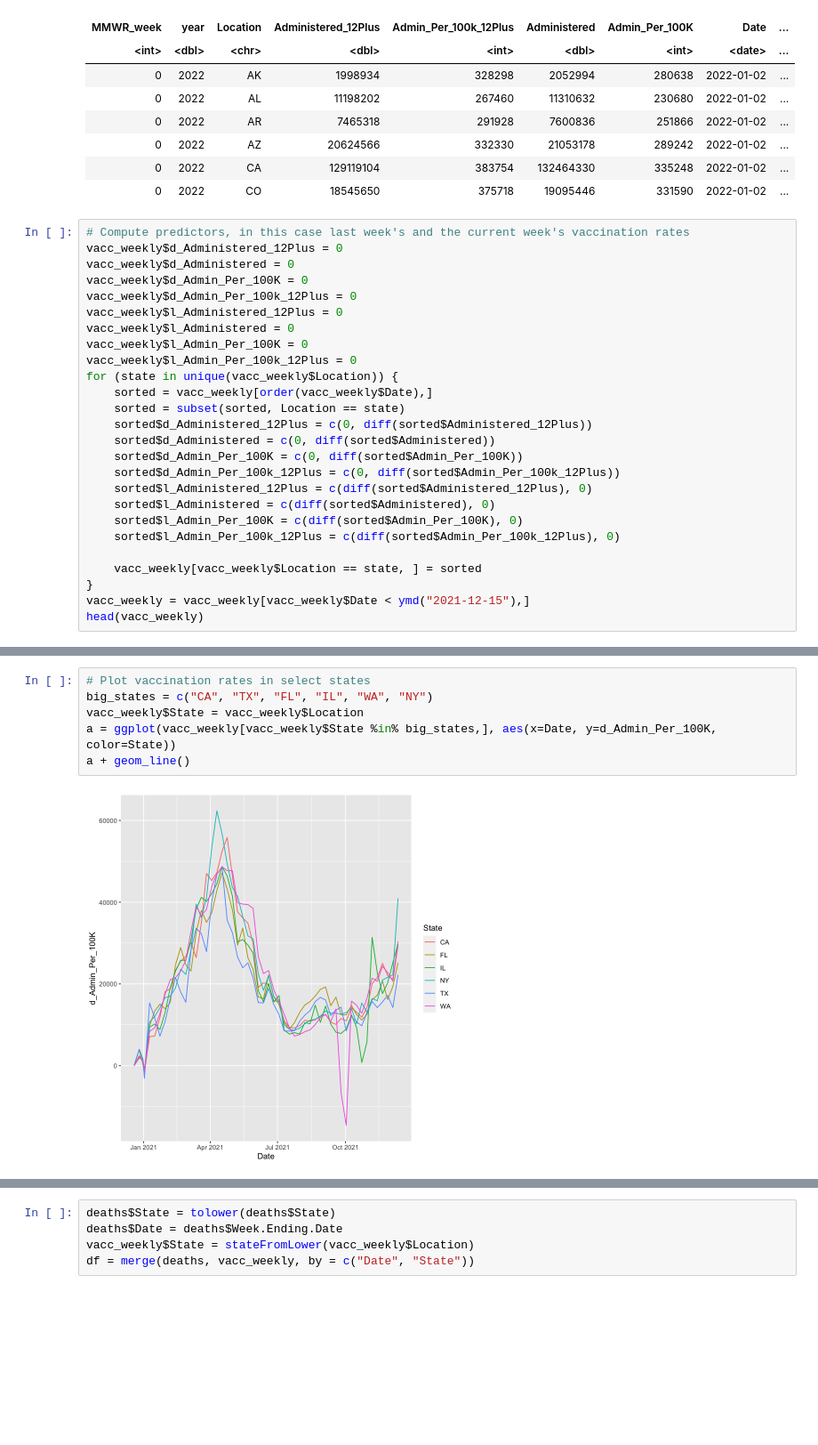
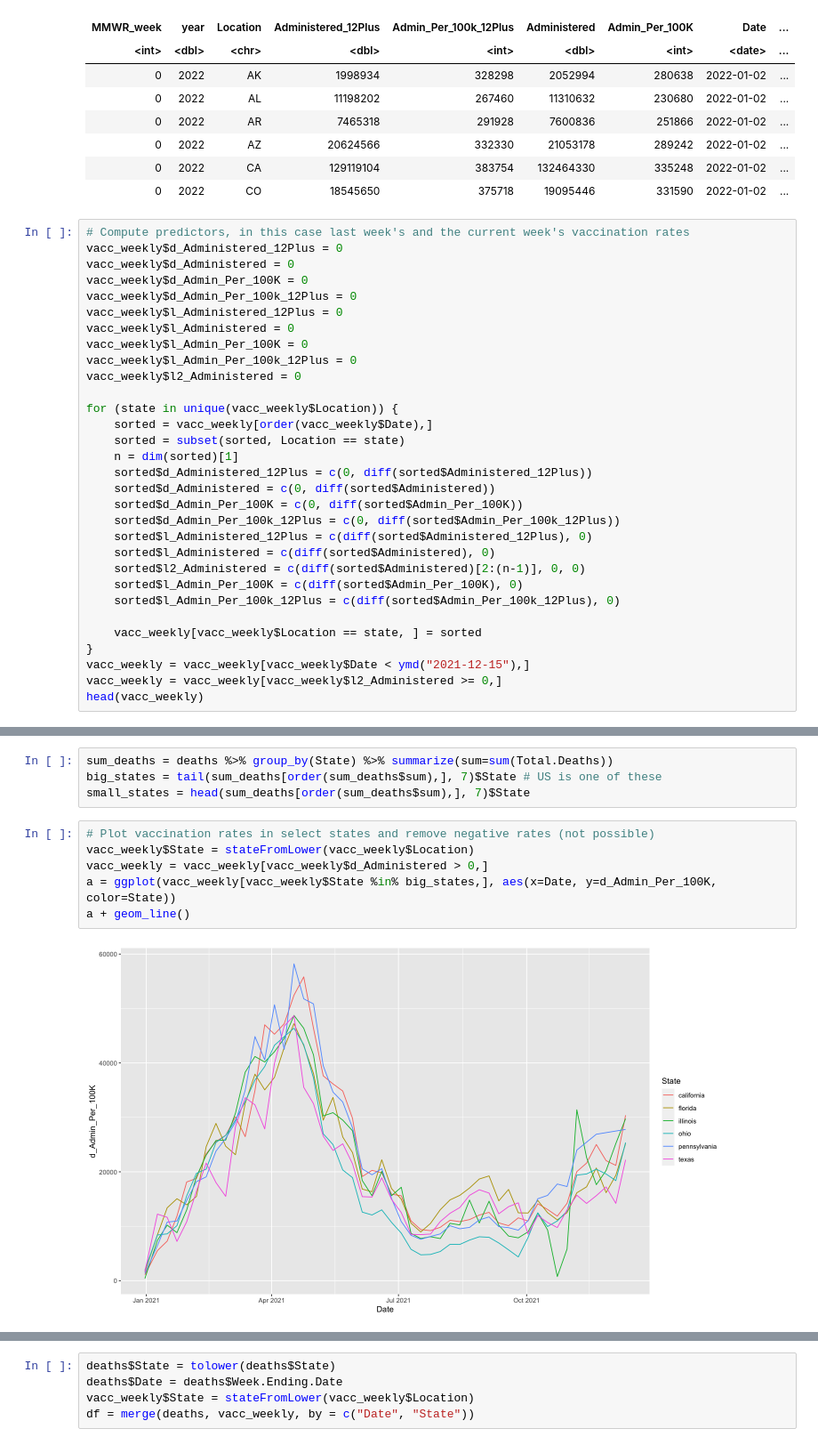
Before and after one commit to matzhaugen/mortality, a Jupyter notebook: notebooks/vacc_vs_deaths.ipynb, the cells around one changed output, grey strips where cells are left out. Shown at 89% size. Cells and saved outputs as stored; diff of their text form; blank space fills up the shorter version.

```diff
--- a/notebooks/vacc_vs_deaths.ipynb
+++ b/notebooks/vacc_vs_deaths.ipynb
@@ -112,20 +112,25 @@ vacc_weekly$l_Administered_12Plus = 0
 vacc_weekly$l_Administered = 0
 vacc_weekly$l_Admin_Per_100K = 0
 vacc_weekly$l_Admin_Per_100k_12Plus = 0
+vacc_weekly$l2_Administered = 0
+
 for (state in unique(vacc_weekly$Location)) {
     sorted = vacc_weekly[order(vacc_weekly$Date),]
     sorted = subset(sorted, Location == state)
+    n = dim(sorted)[1]
     sorted$d_Administered_12Plus = c(0, diff(sorted$Administered_12Plus))
     sorted$d_Administered = c(0, diff(sorted$Administered))
     sorted$d_Admin_Per_100K = c(0, diff(sorted$Admin_Per_100K))
     sorted$d_Admin_Per_100k_12Plus = c(0, diff(sorted$Admin_Per_100k_12Plus))
     sorted$l_Administered_12Plus = c(diff(sorted$Administered_12Plus), 0)
     sorted$l_Administered = c(diff(sorted$Administered), 0)
+    sorted$l2_Administered = c(diff(sorted$Administered)[2:(n-1)], 0, 0)
     sorted$l_Admin_Per_100K = c(diff(sorted$Admin_Per_100K), 0)
     sorted$l_Admin_Per_100k_12Plus = c(diff(sorted$Admin_Per_100k_12Plus), 0)
 
     vacc_weekly[vacc_weekly$Location == state, ] = sorted
 }
 vacc_weekly = vacc_weekly[vacc_weekly$Date < ymd("2021-12-15"),]
+vacc_weekly = vacc_weekly[vacc_weekly$l2_Administered >= 0,]
 head(vacc_weekly)
 # %% [output]
@@ -141,8 +146,12 @@ A grouped_df: 6 × 17
+# %%
+sum_deaths = deaths %>% group_by(State) %>% summarize(sum=sum(Total.Deaths))
+big_states = tail(sum_deaths[order(sum_deaths$sum),], 7)$State # US is one of these
+small_states = head(sum_deaths[order(sum_deaths$sum),], 7)$State
 # %%
-# Plot vaccination rates in select states
-big_states = c("CA", "TX", "FL", "IL", "WA", "NY")
-vacc_weekly$State = vacc_weekly$Location
+# Plot vaccination rates in select states and remove negative rates (not possible)
+vacc_weekly$State = stateFromLower(vacc_weekly$Location)
+vacc_weekly = vacc_weekly[vacc_weekly$d_Administered > 0,]
 a = ggplot(vacc_weekly[vacc_weekly$State %in% big_states,], aes(x=Date, y=d_Admin_Per_100K, color=State))
 a + geom_line()
 # %% [output]
-[figure, old version]
+[figure, new version]
```
Also changed, not shown: parts of 18 cells of this notebook.
